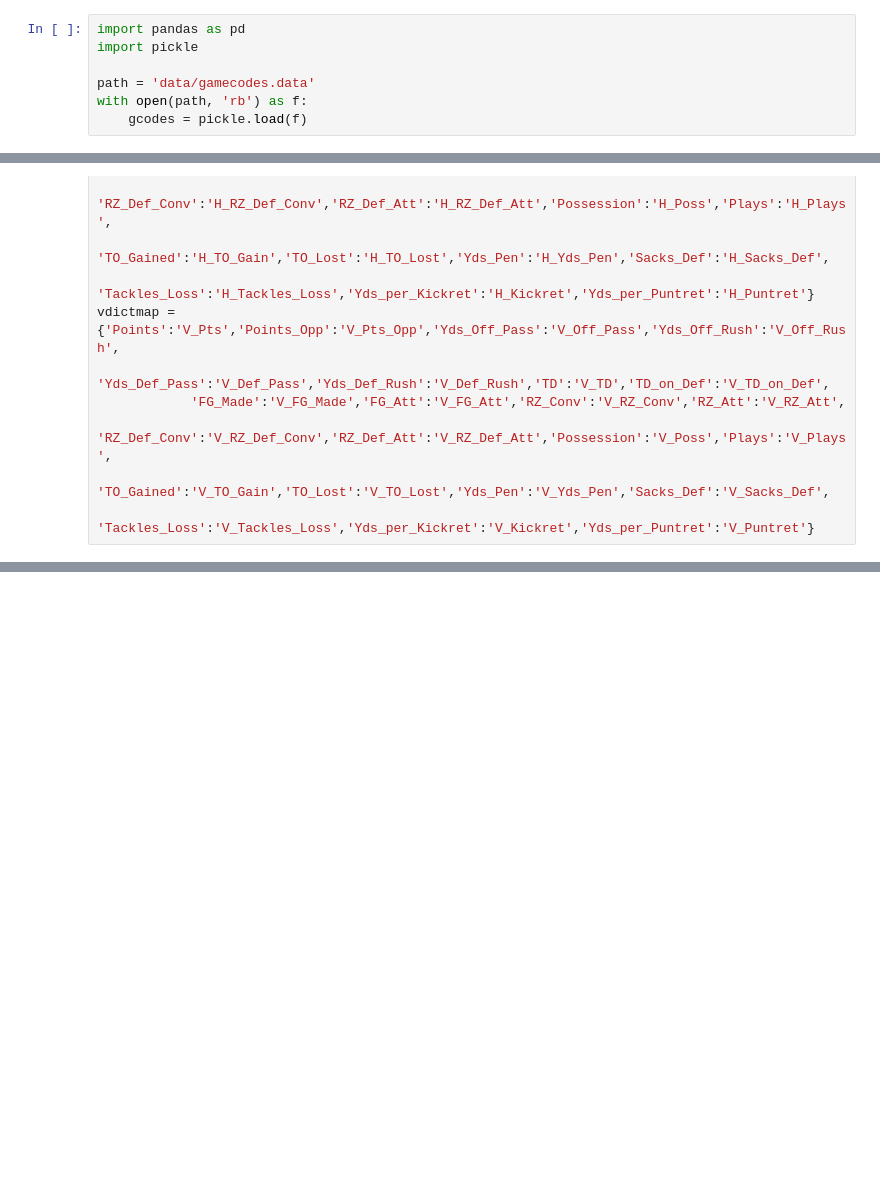
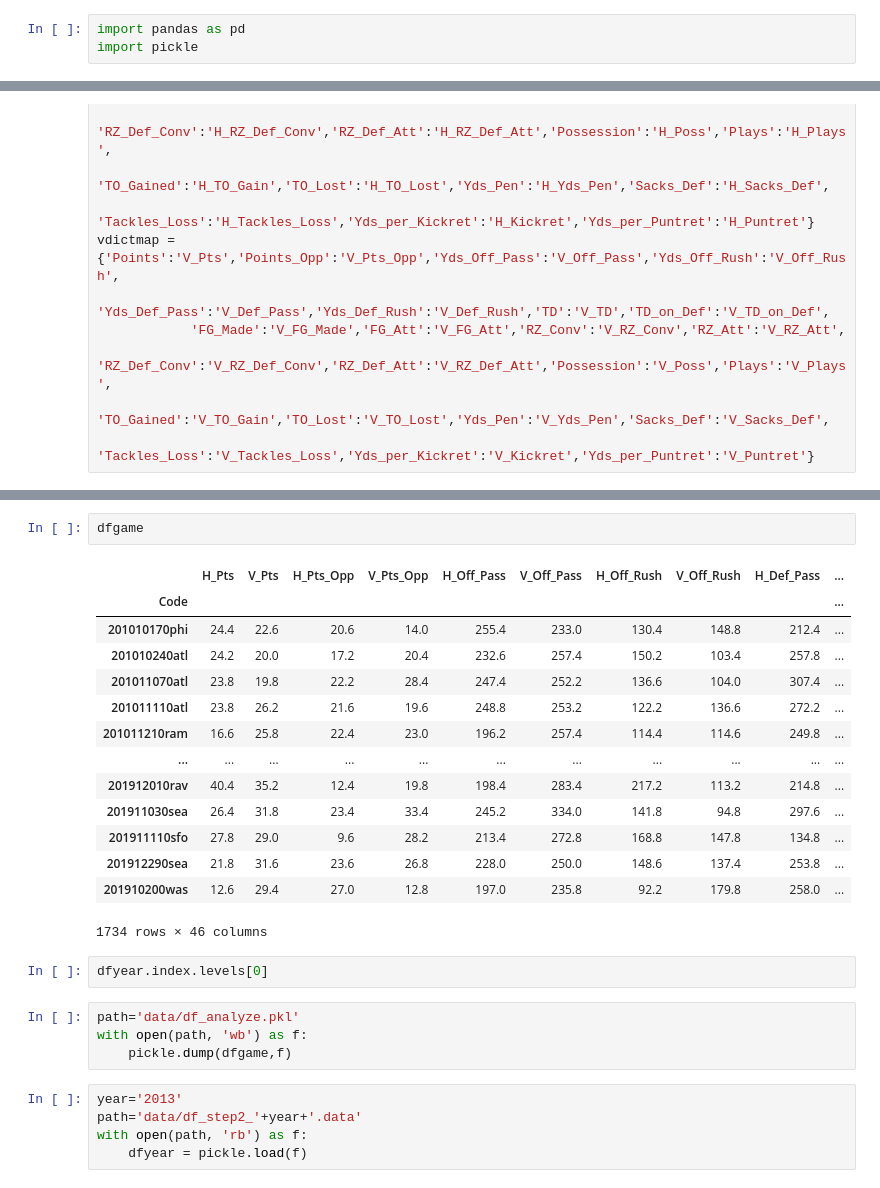
Before and after one commit to titansat74/Projects, a Jupyter notebook: Capstone Two/Cap2_Generator.ipynb, the cells around one changed output, grey strips where cells are left out. Drawn from its saved outputs; the diff is of its cells as text; blank space fills up the shorter version.

```diff
--- a/Capstone Two/Cap2_Generator.ipynb
+++ b/Capstone Two/Cap2_Generator.ipynb
@@ -1,10 +1,6 @@
 # %%
 import pandas as pd
 import pickle
-
-path = 'data/gamecodes.data'
-with open(path, 'rb') as f:
-    gcodes = pickle.load(f)
 # %%
 teams = {'Atlanta Falcons':'atl','Buffalo Bills':'buf','Carolina Panthers':'car','Chicago Bears':'chi',
          'Cincinnati Bengals':'cin','Cleveland Browns':'cle','Indianapolis Colts':'clt',
@@ -82 +79,29 @@ pd.MultiIndex.from_frame(dfyear).sortlevel()
+# %%
+dfgame
+# %% [output]
+|  | H_Pts | V_Pts | H_Pts_Opp | V_Pts_Opp | H_Off_Pass | V_Off_Pass | H_Off_Rush | V_Off_Rush | H_Def_Pass | ... |
+| Code |  |  |  |  |  |  |  |  |  | ... |
+| 201010170phi | 24.4 | 22.6 | 20.6 | 14.0 | 255.4 | 233.0 | 130.4 | 148.8 | 212.4 | ... |
+| 201010240atl | 24.2 | 20.0 | 17.2 | 20.4 | 232.6 | 257.4 | 150.2 | 103.4 | 257.8 | ... |
+| 201011070atl | 23.8 | 19.8 | 22.2 | 28.4 | 247.4 | 252.2 | 136.6 | 104.0 | 307.4 | ... |
+| 201011110atl | 23.8 | 26.2 | 21.6 | 19.6 | 248.8 | 253.2 | 122.2 | 136.6 | 272.2 | ... |
+| 201011210ram | 16.6 | 25.8 | 22.4 | 23.0 | 196.2 | 257.4 | 114.4 | 114.6 | 249.8 | ... |
+| ... | ... | ... | ... | ... | ... | ... | ... | ... | ... | ... |
+| 201912010rav | 40.4 | 35.2 | 12.4 | 19.8 | 198.4 | 283.4 | 217.2 | 113.2 | 214.8 | ... |
+| 201911030sea | 26.4 | 31.8 | 23.4 | 33.4 | 245.2 | 334.0 | 141.8 | 94.8 | 297.6 | ... |
+| 201911110sfo | 27.8 | 29.0 | 9.6 | 28.2 | 213.4 | 272.8 | 168.8 | 147.8 | 134.8 | ... |
+| 201912290sea | 21.8 | 31.6 | 23.6 | 26.8 | 228.0 | 250.0 | 148.6 | 137.4 | 253.8 | ... |
+| 201910200was | 12.6 | 29.4 | 27.0 | 12.8 | 197.0 | 235.8 | 92.2 | 179.8 | 258.0 | ... |
+1734 rows × 46 columns
+# %%
+dfyear.index.levels[0]
+# %%
+path='data/df_analyze.pkl'
+with open(path, 'wb') as f:
+    pickle.dump(dfgame,f)
+# %%
+year='2013'
+path='data/df_step2_'+year+'.data'
+with open(path, 'rb') as f:
+    dfyear = pickle.load(f)
 # %%
```
Also changed, not shown: parts of 17 cells of this notebook, 1 other file.
